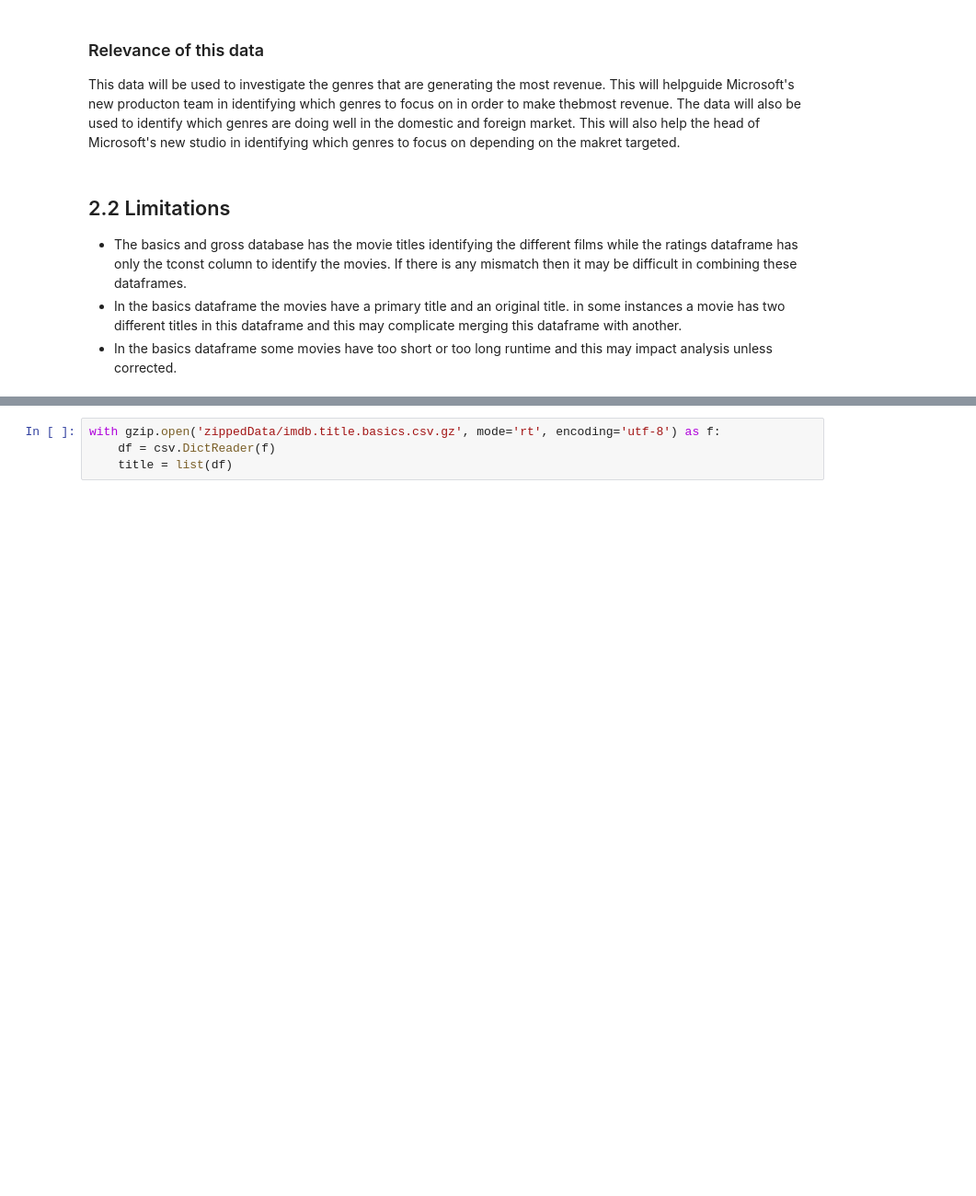
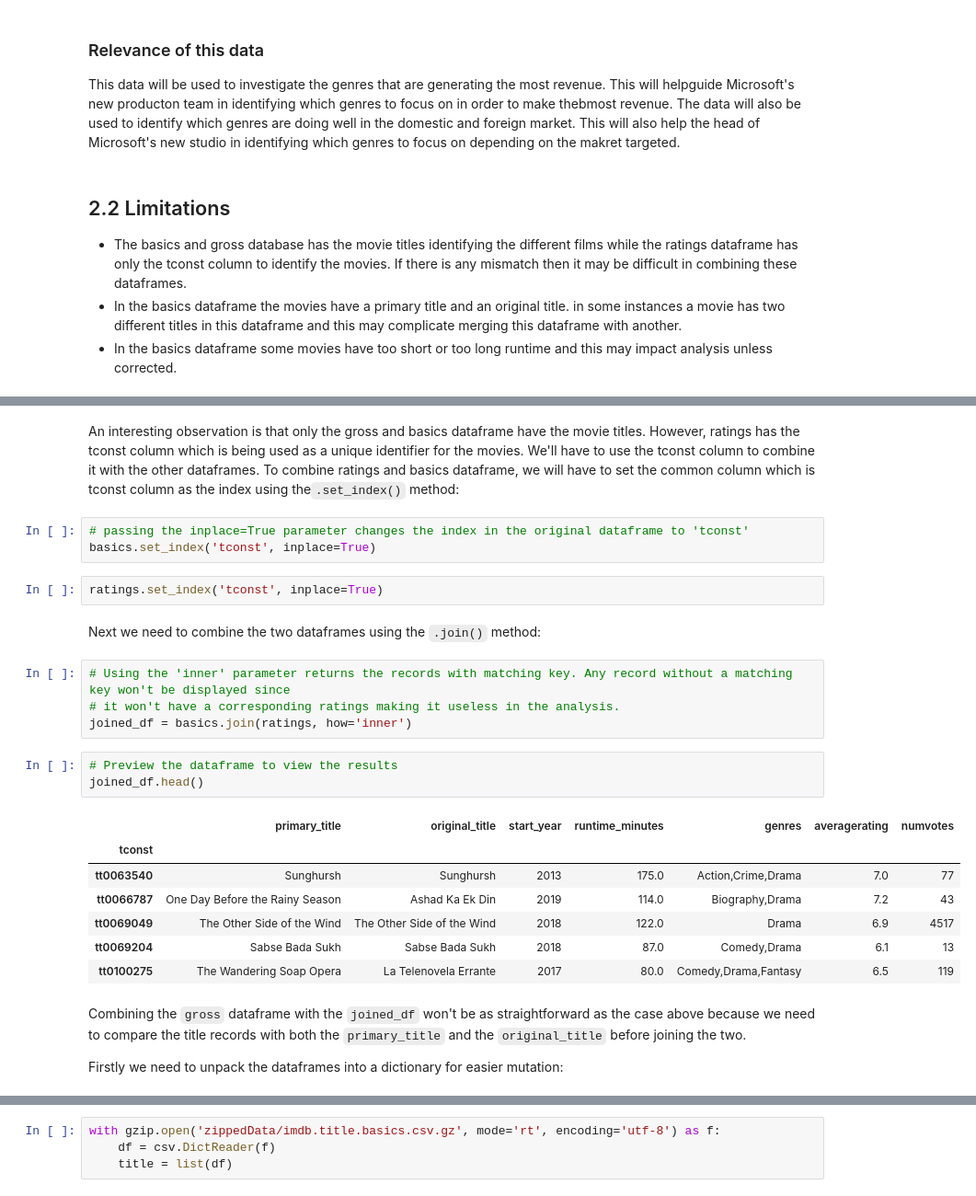
Before and after one commit to Brian-Kanyenje/dsc-phase-1-project, a Jupyter notebook: student.ipynb, the cells around one changed output, grey strips where cells are left out. Shown at 92% size. Cells and saved outputs as stored; diff of their text form; blank space fills up the shorter version.

Commit message:
index

```diff
--- a/student.ipynb
+++ b/student.ipynb
@@ -314,0 +346,28 @@ This data will be used to investigate the genres that are generating the most re
+# %% [markdown]
+An interesting observation  is that only the gross and basics dataframe have the movie titles. However, ratings has the tconst column which is being used as a unique identifier for the movies. We'll have to use the tconst column to combine it with the other dataframes. To combine ratings and basics dataframe, we will have to set the common column which is tconst column as the index using the`.set_index()` method:
+# %%
+# passing the inplace=True parameter changes the index in the original dataframe to 'tconst'
+basics.set_index('tconst', inplace=True)
+# %%
+ratings.set_index('tconst', inplace=True)
+# %% [markdown]
+Next we need to combine the two dataframes using the `.join()` method:
+# %%
+# Using the 'inner' parameter returns the records with matching key. Any record without a matching key won't be displayed since
+# it won't have a corresponding ratings making it useless in the analysis.
+joined_df = basics.join(ratings, how='inner')
+# %%
+# Preview the dataframe to view the results
+joined_df.head()
+# %% [output]
+|  | primary_title | original_title | start_year | runtime_minutes | genres | averagerating | numvotes |
+| tconst |  |  |  |  |  |  |  |
+| tt0063540 | Sunghursh | Sunghursh | 2013 | 175.0 | Action,Crime,Drama | 7.0 | 77 |
+| tt0066787 | One Day Before the Rainy Season | Ashad Ka Ek Din | 2019 | 114.0 | Biography,Drama | 7.2 | 43 |
+| tt0069049 | The Other Side of the Wind | The Other Side of the Wind | 2018 | 122.0 | Drama | 6.9 | 4517 |
+| tt0069204 | Sabse Bada Sukh | Sabse Bada Sukh | 2018 | 87.0 | Comedy,Drama | 6.1 | 13 |
+| tt0100275 | The Wandering Soap Opera | La Telenovela Errante | 2017 | 80.0 | Comedy,Drama,Fantasy | 6.5 | 119 |
+# %% [markdown]
+Combining the `gross` dataframe with the `joined_df` won't be as straightforward as the case above because we need to compare the title records with both the `primary_title` and the `original_title` before joining the two.
+
+Firstly we need to unpack the dataframes into a dictionary for easier mutation:
```
Also changed, not shown: parts of 12 cells of this notebook.
